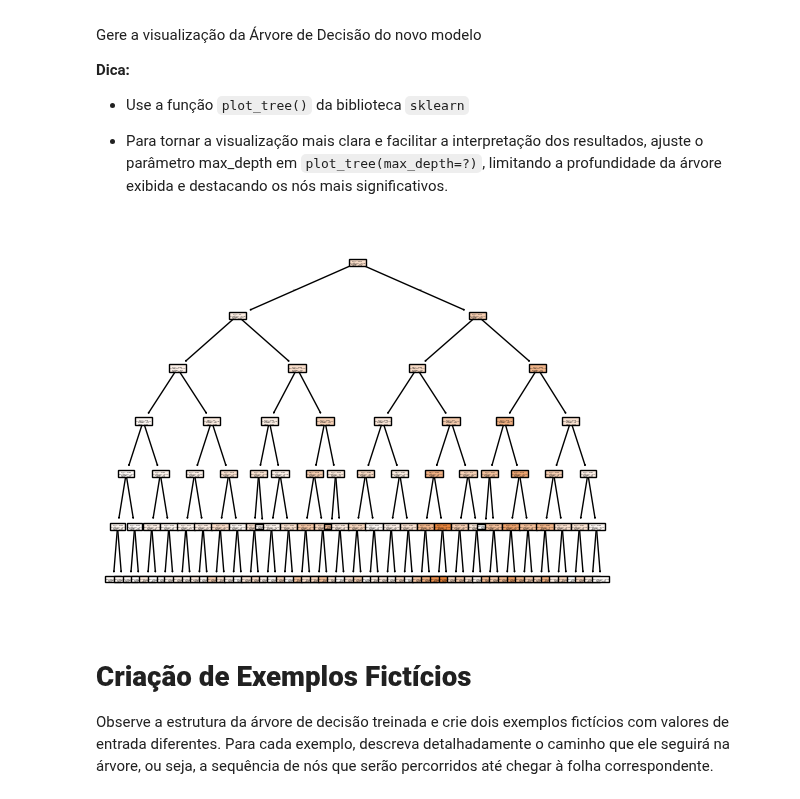
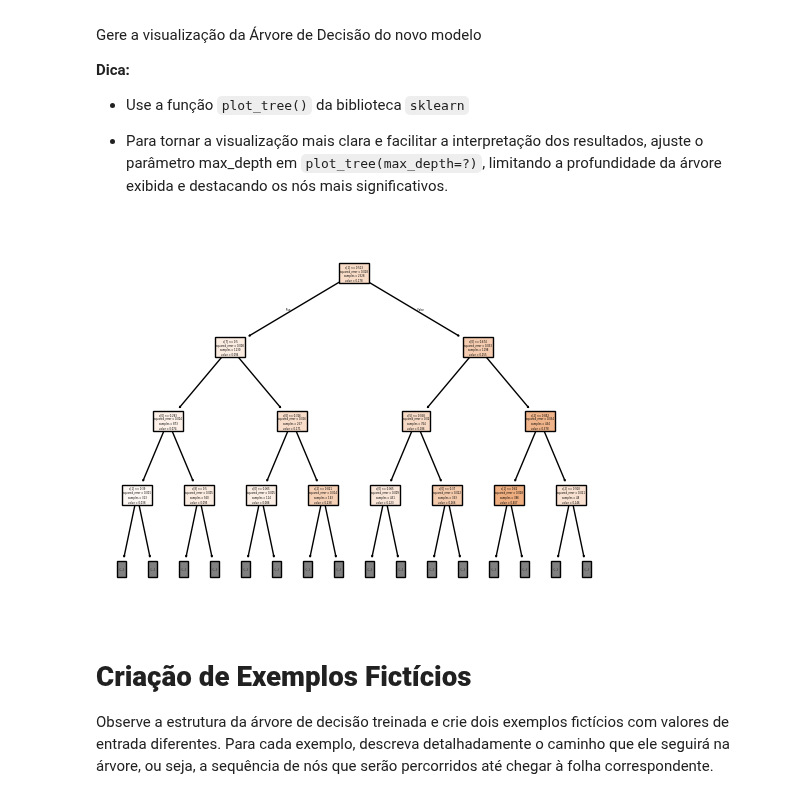
Before and after one commit to Mr-Barros/ENG4502, a Jupyter notebook: Assignment6/Notebook_ArvoreDecisao_KNN_Regressao.ipynb, the cells around one changed output. Drawn from its saved outputs; the diff is of its cells as text; code cells hidden in the pictures.

Commit message:
assignment 6 finished, tree analysis still not quite right

```diff
--- a/Assignment6/Notebook_ArvoreDecisao_KNN_Regressao.ipynb
+++ b/Assignment6/Notebook_ArvoreDecisao_KNN_Regressao.ipynb
@@ -283,10 +283,10 @@ Gere a visualização da Árvore de Decisão do novo modelo
 
 - Para tornar a visualização mais clara e facilitar a interpretação dos resultados, ajuste o parâmetro max_depth em `plot_tree(max_depth=?)`, limitando a profundidade da árvore exibida e destacando os nós mais significativos.
 # %%
-plot_tree(regressor, max_depth=6, filled=True)
+plot_tree(regressor, max_depth=3, filled=True)
 plt.savefig('decision_tree_regressor.svg', format='svg')
 # %% [output]
-[figure, old version]
+[figure, new version]
 # %% [markdown]
 # **Criação de Exemplos Fictícios**
 
```
Also changed, not shown: parts of 2 cells of this notebook, 1 other file.
